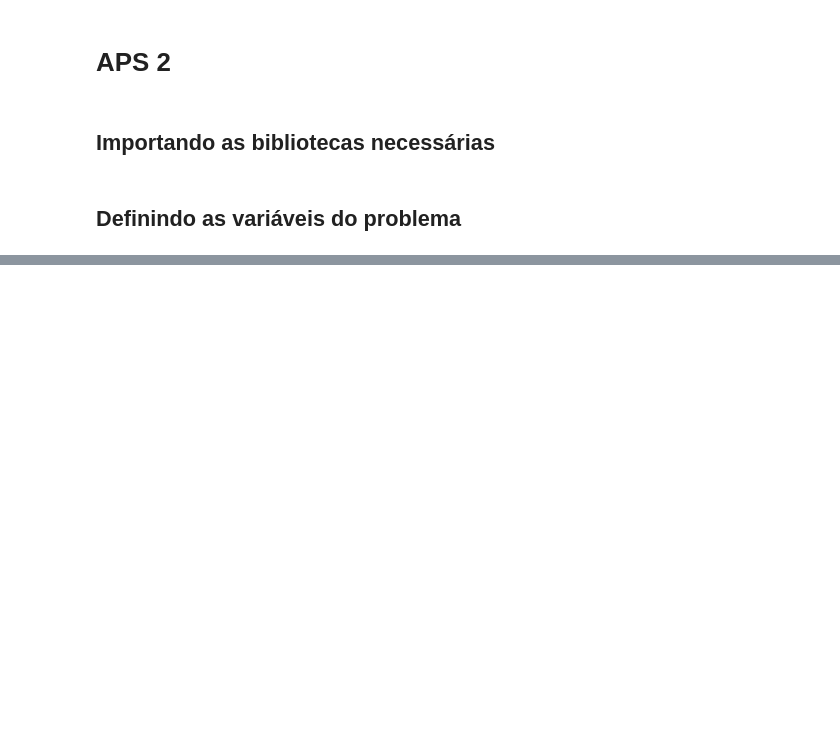
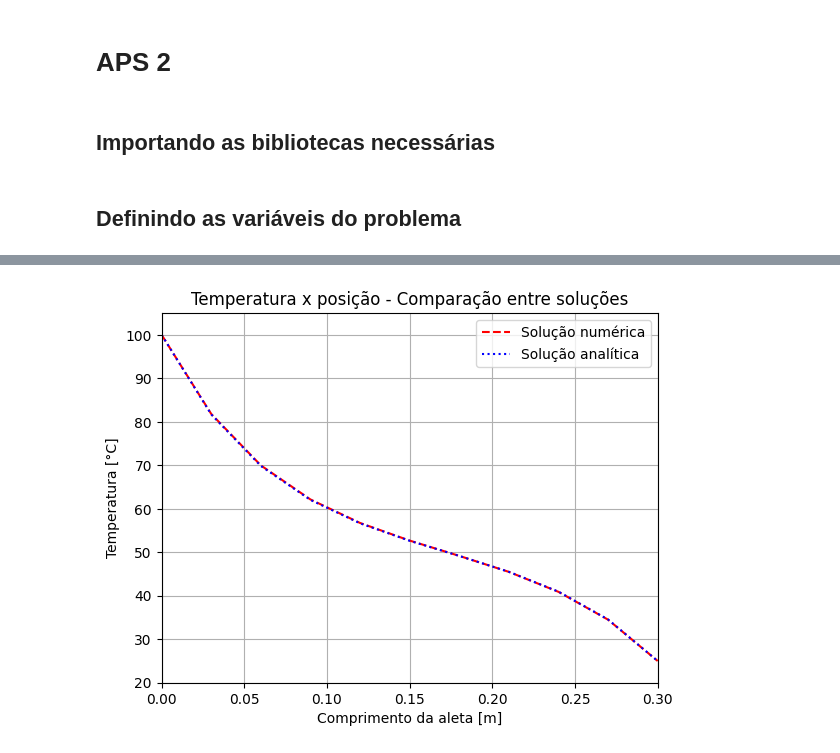
Before and after one commit to renatex333/APS1-TransCal, a Jupyter notebook: APS 2/aps2.ipynb, the cells around one changed output, grey strips where cells are left out. Drawn from its saved outputs; the diff is of its cells as text; code cells hidden in the pictures; blank space fills up the shorter version.

```diff
--- a/APS 2/aps2.ipynb
+++ b/APS 2/aps2.ipynb
@@ -71,0 +183,15 @@ SyntaxError: invalid syntax (1803088307.py, line 7)
+# %%
+# Plot do gráfico de comparação entre as soluções Analítica
+fig, ax = plt.subplots()
+ax.plot(posicao, T_numerica, color="red", linestyle="dashed", label="Solução numérica")
+ax.plot(posicao, T_analitica, color="blue", linestyle="dotted", label="Solução analítica")
+ax.set(xlabel='Comprimento da aleta [m]', ylabel='Temperatura [°C]',
+       title='Temperatura x posição - Comparação entre soluções')
+plt.grid()
+ax.set_ylim(ymin=20, ymax=t_base+5)
+ax.set_xlim(xmin=0, xmax=0.3)
+plt.legend()
+fig.savefig("TemperaturaxPosicao-Comparativo.png")
+plt.show()
+# %% [output]
+[figure, added]
```
Also changed, not shown: parts of 14 cells of this notebook, 3 other files.
